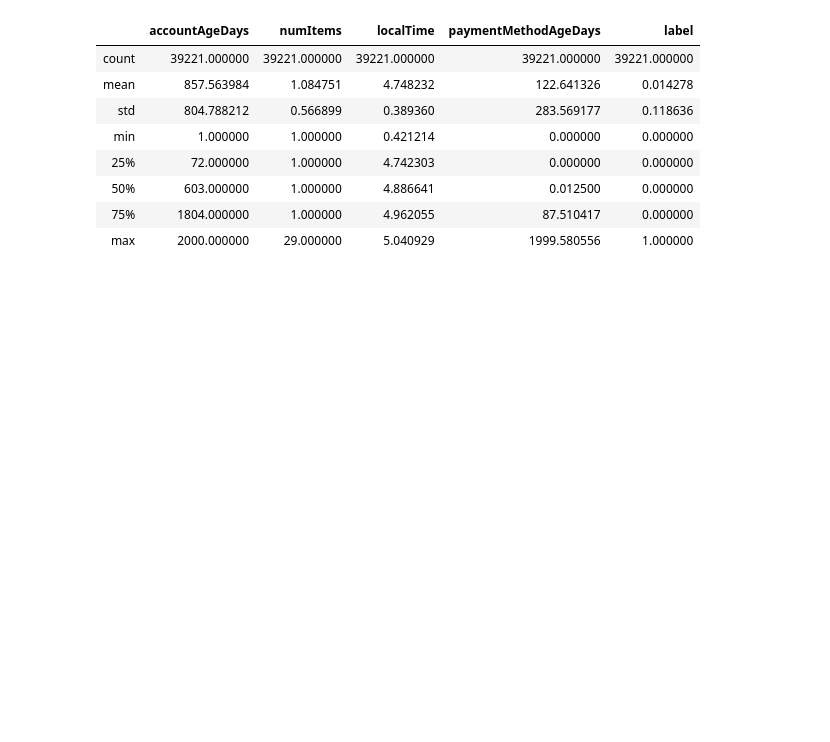
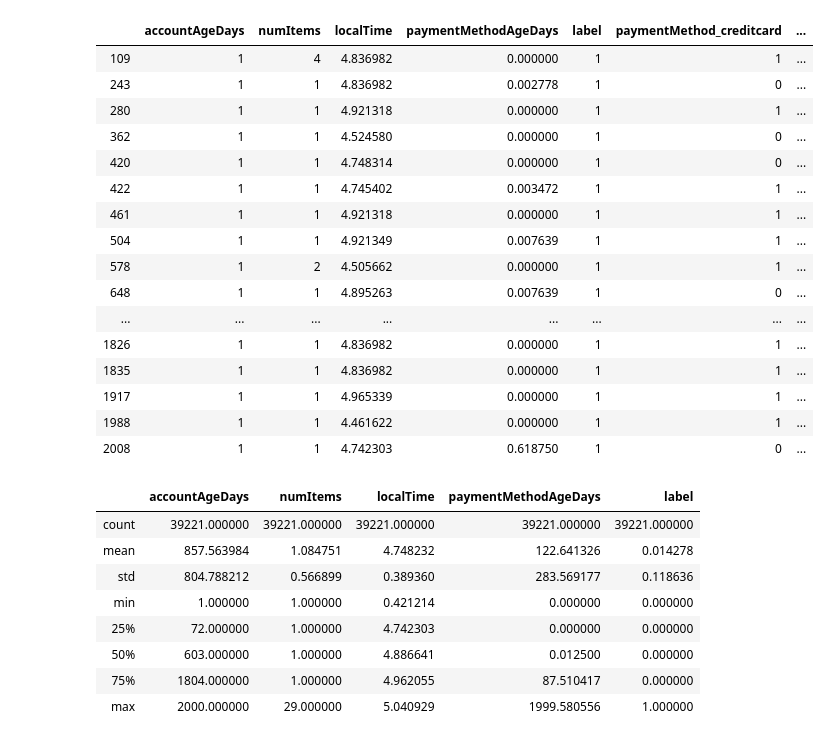
Before and after one commit to fisher85/ml-cybersecurity, a Jupyter notebook: python-logistic-regression-fraud-detection/python-logistic-regression-fraud-detection.ipynb, the cells around one changed output. Saved outputs shown, nothing was run; the diff lists cells and outputs as text; code cells hidden in the pictures; blank space fills up the shorter version.

```diff
--- a/python-logistic-regression-fraud-detection/python-logistic-regression-fraud-detection.ipynb
+++ b/python-logistic-regression-fraud-detection/python-logistic-regression-fraud-detection.ipynb
@@ -33,3 +35,23 @@ df.head(30)
+# %%
+df.loc[df['label'] == 1].head(30)
+# %% [output]
+|  | accountAgeDays | numItems | localTime | paymentMethodAgeDays | label | paymentMethod_creditcard | ... |
+| 109 | 1 | 4 | 4.836982 | 0.000000 | 1 | 1 | ... |
+| 243 | 1 | 1 | 4.836982 | 0.002778 | 1 | 0 | ... |
+| 280 | 1 | 1 | 4.921318 | 0.000000 | 1 | 1 | ... |
+| 362 | 1 | 1 | 4.524580 | 0.000000 | 1 | 0 | ... |
+| 420 | 1 | 1 | 4.748314 | 0.000000 | 1 | 0 | ... |
+| 422 | 1 | 1 | 4.745402 | 0.003472 | 1 | 1 | ... |
+| 461 | 1 | 1 | 4.921318 | 0.000000 | 1 | 1 | ... |
+| 504 | 1 | 1 | 4.921349 | 0.007639 | 1 | 1 | ... |
+| 578 | 1 | 2 | 4.505662 | 0.000000 | 1 | 1 | ... |
+| 648 | 1 | 1 | 4.895263 | 0.007639 | 1 | 0 | ... |
+| ... | ... | ... | ... | ... | ... | ... | ... |
+| 1826 | 1 | 1 | 4.836982 | 0.000000 | 1 | 1 | ... |
+| 1835 | 1 | 1 | 4.836982 | 0.000000 | 1 | 1 | ... |
+| 1917 | 1 | 1 | 4.965339 | 0.000000 | 1 | 1 | ... |
+| 1988 | 1 | 1 | 4.461622 | 0.000000 | 1 | 1 | ... |
+| 2008 | 1 | 1 | 4.742303 | 0.618750 | 1 | 0 | ... |
 # %%
 df.describe()
 # %% [output]
```
Also changed, not shown: parts of 7 cells of this notebook.
